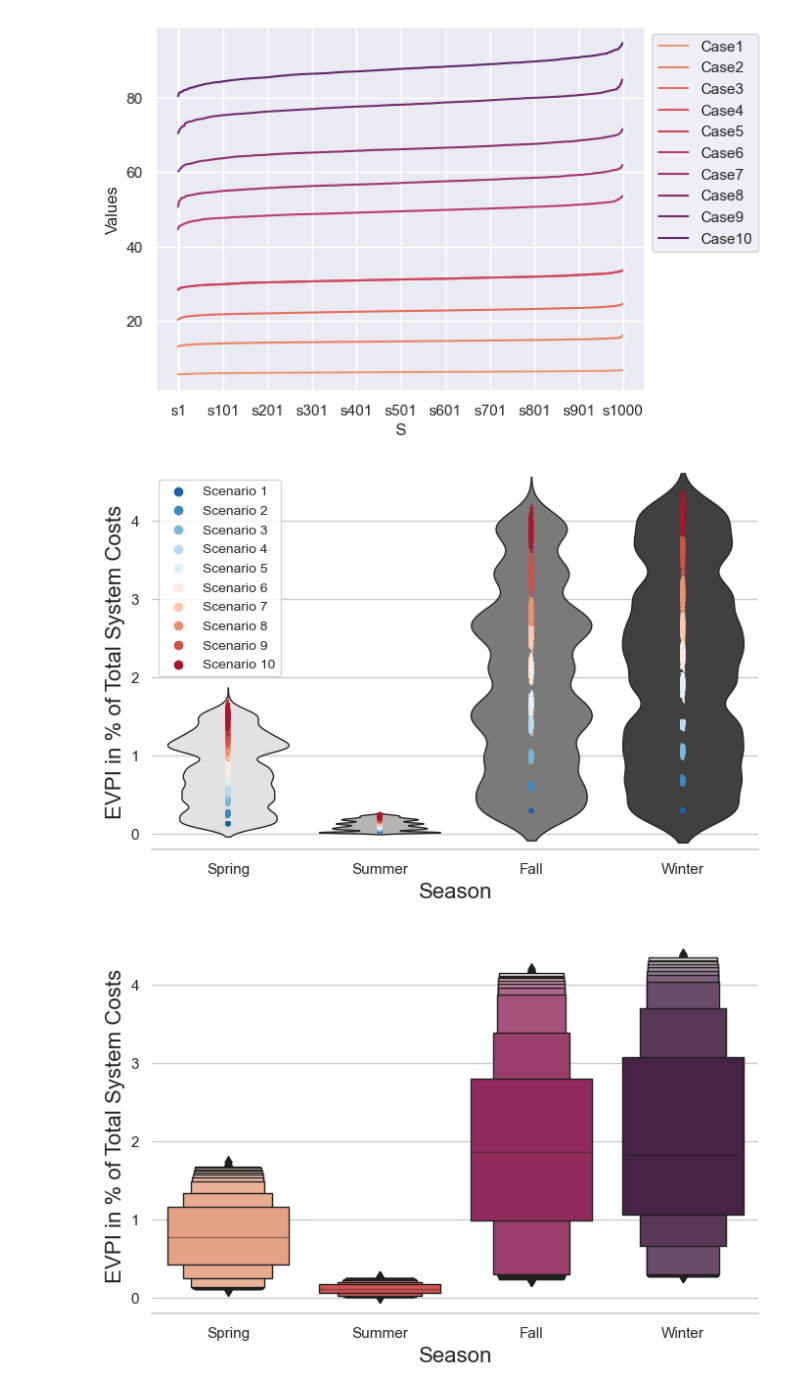
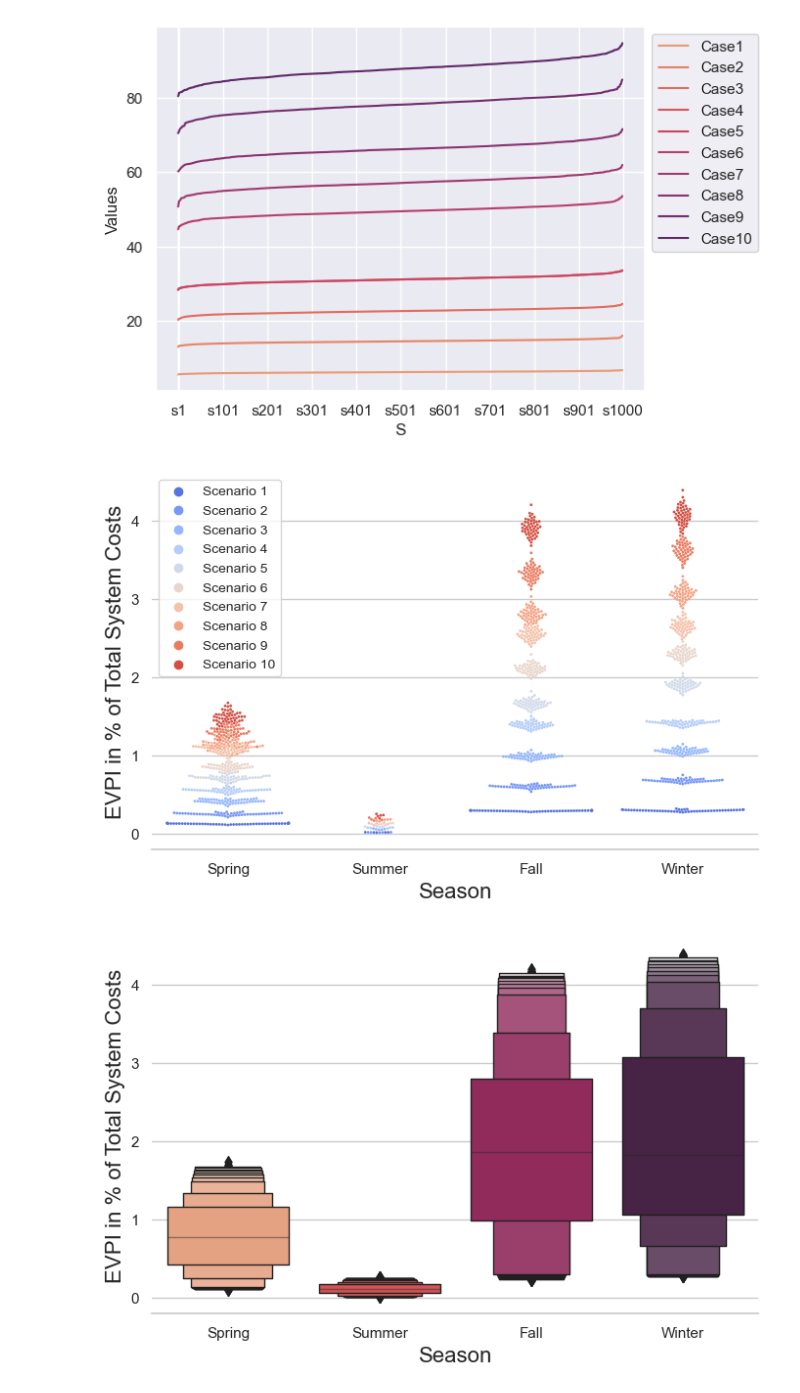
Before and after one commit to BTU-EnerEcon/IDiNA, a Jupyter notebook: Visualization Results/Relplot EVPI.ipynb, the cells around one changed output. Drawn from its saved outputs; the diff is of its cells as text; code cells hidden in the pictures.

```diff
--- a/Visualization Results/Relplot EVPI.ipynb
+++ b/Visualization Results/Relplot EVPI.ipynb
@@ -24,31 +24,43 @@ plt.legend(loc= "upper left", bbox_to_anchor=(1, 1))
 # %%
 import seaborn as sns
 import pandas as pd
 import matplotlib.pyplot as plt
 
 sns.set_theme(style="whitegrid")
-
 # Load the example tips dataset
 data = pd.read_excel("Seaborn_input_seasons_relativ.xlsx")
 
 # Draw a nested violinplot and split the violins for easier comparison
-sns.violinplot(data=data, x="Season", y="EVPI in % of Total System Costs", scale="width",palette="Greys",scale_hue=True,
-                inner=None, linewidth=1
-               )
-#sns.swarmplot(x ="Season", y ="Points",data=data, size=1.3,palette = "RdBu_r", hue="Scenario")
+#sns.violinplot(data=data, x="Season", y="EVPI in % of Total System Costs", scale="width",palette="Greys",scale_hue=True,
+#                inner=None, linewidth=1
+#               )
+
+# Define the current color palette
+#palette=sns.color_palette('RdBu_r')
+# Erhöht die Sättigung aller Farben in der Palette um 50%
+#palette = sns.desaturate(palette,prop= 0.5)
+
+#sns.color_palette('dark')
+# Darken and desaturate the current palette to increase contrast
+#new_palette = sns.dark_palette(palette, n_colors=len(palette))
+
+
+sns.swarmplot(x ="Season", y ="Points",data=data, size=2,palette ='coolwarm', hue="Scenario", alpha = 1)
+#sns.color_palette("bright")
+
 #sns.boxplot(x ="Season", y ="EVPI in % of Total System Costs",data=data,palette = "RdBu_r", hue="Scenario")
-sns.stripplot(x ="Season", y ="EVPI in % of Total System Costs",data=data,palette = "RdBu_r", hue="Scenario",size=1.5, jitter=0.01)
+#sns.stripplot(x ="Season", y ="EVPI in % of Total System Costs",data=data,palette = "RdBu_r", hue="Scenario",size=1.5, jitter=0.01)
 #sns.color_palette(palette = "RdBu",reverse=True)
 plt.legend(loc= "upper left", bbox_to_anchor=(0, 1),fontsize = 10)
 #sns.boxenplot(data=data, x="Season", y="EVPI in % of Total System Costs", color="red", width=0.05)
 #figure size
 sns.set(rc={"figure.figsize":(8, 5)})
 plt.xlabel("Season", size=16)
 plt.ylabel("EVPI in % of Total System Costs", size=16)
 #sns.plotting_context()
 sns.despine(left=True)
 # %% [output]
-[figure, old version]
+[figure, new version]
 # %%
 sns.set_theme(style="whitegrid")
 
```
Also changed, not shown: 1 other file.
